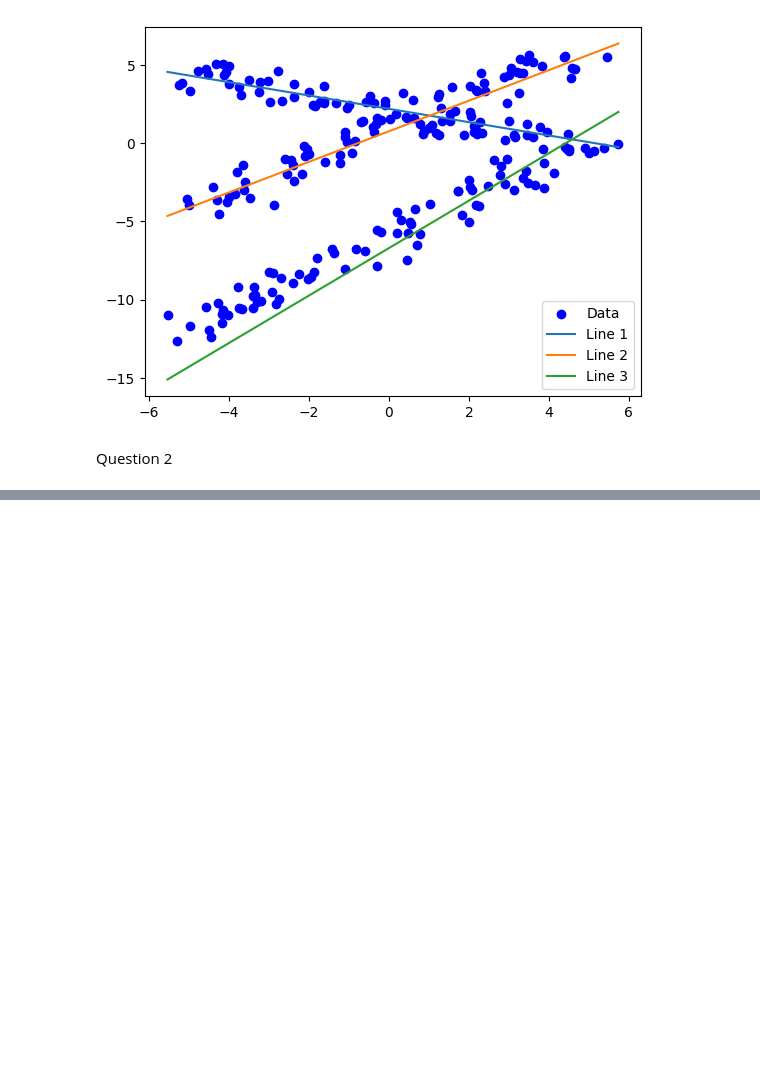
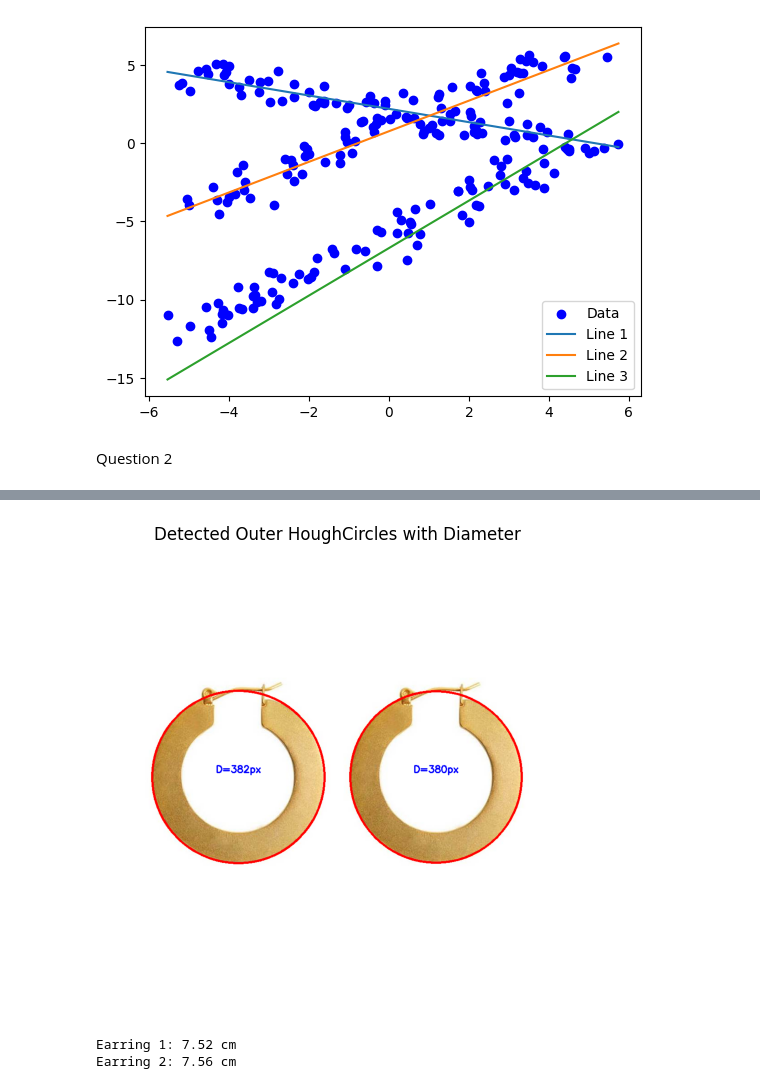
Before and after one commit to udithachandana/openCV, a Jupyter notebook: Assignment2.ipynb, the cells around one changed output, grey strips where cells are left out. Cells and saved outputs as stored; diff of their text form; code cells hidden in the pictures; blank space fills up the shorter version.

```diff
--- a/Assignment2.ipynb
+++ b/Assignment2.ipynb
@@ -149,0 +201,71 @@ Question 2
+# %%
+img = cv2.imread('images/earrings.jpg')
+output = img.copy()
+
+# Convert to grayscale
+gray = cv2.cvtColor(img, cv2.COLOR_BGR2GRAY)
+
+# Blur to reduce noise
+gray = cv2.GaussianBlur(gray, (9, 9), 2)
+
+# Detect circles
+circles = cv2.HoughCircles(
+    gray,
+    cv2.HOUGH_GRADIENT,
+    dp=1.2,
+    minDist=100,
+    param1=100,
+    param2=30,
+    minRadius=100,
+    maxRadius=200
+)
+
+if circles is not None:
+    circles = np.uint16(np.around(circles[0]))
+
+    selected = circles
+
+    # Draw + print diameter
+    for i, (x, y, r) in enumerate(selected, 1):
+        diameter = 2 * r
+
+        # Draw circle
+        cv2.circle(output, (x, y), r, (0, 0, 255), 3)
+
+        # Draw diameter text
+        cv2.putText(output,
+                    f"D={diameter}px",
+                    (x - 50, y - 10),
+                    cv2.FONT_HERSHEY_SIMPLEX,
+                    0.7,
+                    (255, 0, 0),
+                    2)
+
+output_rgb = cv2.cvtColor(output, cv2.COLOR_BGR2RGB)
+
+fig, ax = plt.subplots(1, 1, figsize=(6, 6))
+ax.imshow(output_rgb)
+ax.set_title("Detected Outer HoughCircles with Diameter")
+ax.axis('off')
+
+plt.show()
+
+FOCAL_LENGTH_MM = 8
+DISTANCE_MM = 720
+PIXEL_SIZE_MM = 0.0022  # 2.2 micrometers
+
+# Magnification
+m = FOCAL_LENGTH_MM / DISTANCE_MM
+
+# Conversion factor
+scale_factor = PIXEL_SIZE_MM / m
+
+for i, (x, y, r) in enumerate(selected, 1):
+    diameter_px = 2 * r
+    diameter_mm = diameter_px * scale_factor
+
+    print(f"Earring {i}: {diameter_mm/10:.2f} cm")
+# %% [output]
+[figure, added]
+Earring 1: 7.52 cm
+Earring 2: 7.56 cm
```
Also changed, not shown: parts of 1 cell of this notebook.
